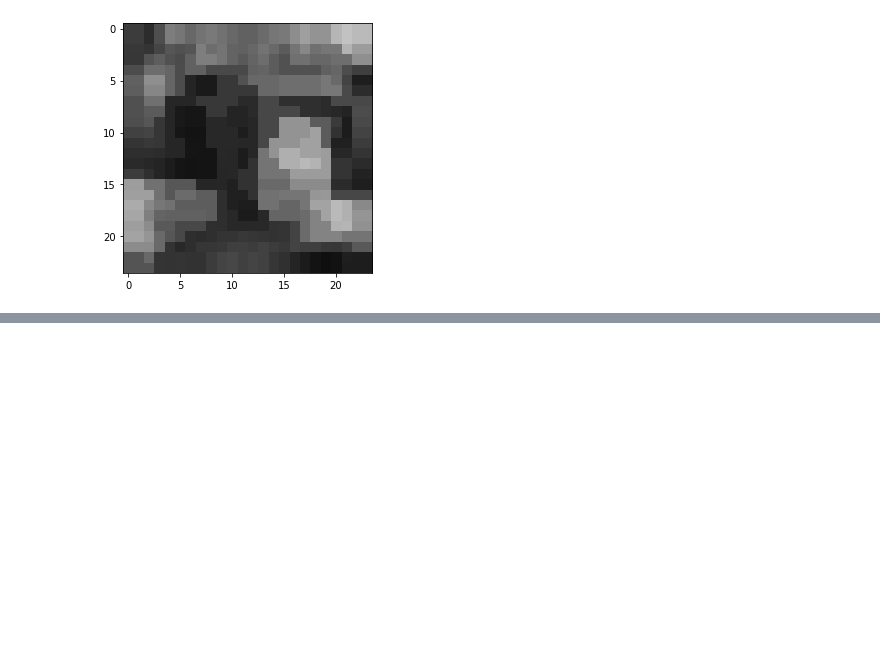
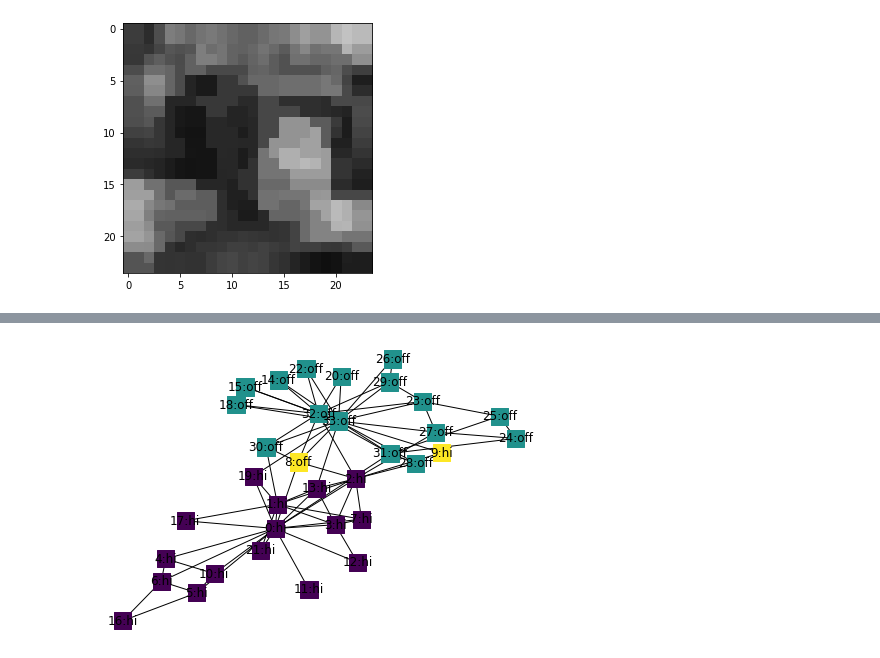
Before and after one commit to zelhar/baproject, a Jupyter notebook: ba/exploration_of_propagation_in_small_graphs.ipynb, the cells around one changed output, grey strips where cells are left out. Saved outputs shown, nothing was run; the diff lists cells and outputs as text; code cells hidden in the pictures; blank space fills up the shorter version.

```diff
--- a/ba/exploration_of_propagation_in_small_graphs.ipynb
+++ b/ba/exploration_of_propagation_in_small_graphs.ipynb
@@ -521,0 +580,11 @@ io.imshow(X.reshape(n,n))
+# %%
+adjcolors = colors.copy()
+adjcolors[colors != clusters] = 2
+
+adjcolors
+# labels show: node name and cluster according to the algorithm. Colors show the two groups in reality
+# In case the cluster agrees with the ground truth. A third color indicates the exceptions
+nx.draw_spring(G, with_labels=True, node_color=adjcolors,
+        node_shape='s', labels=clusterdict)
+# %% [output]
+[figure, added]
```
Also changed, not shown: parts of 33 cells of this notebook, 5 other files.
